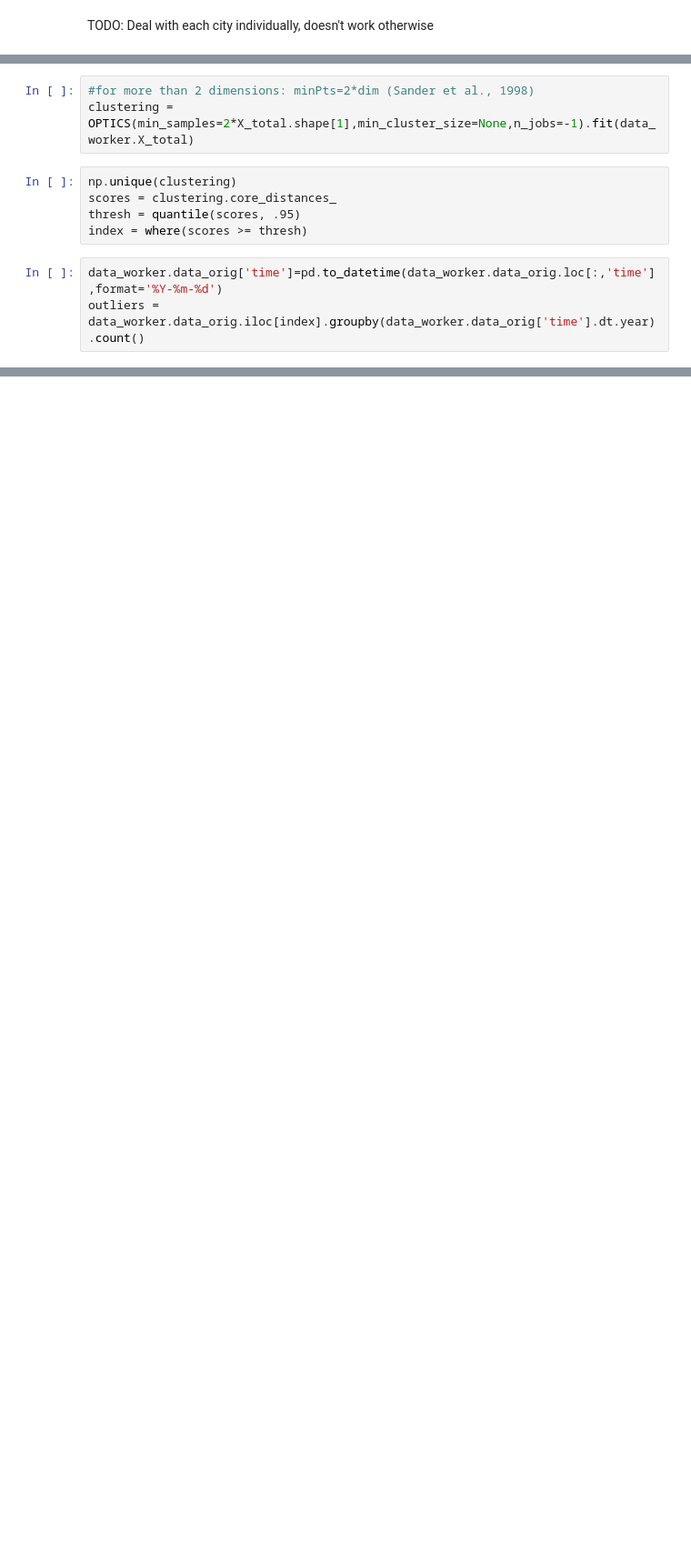
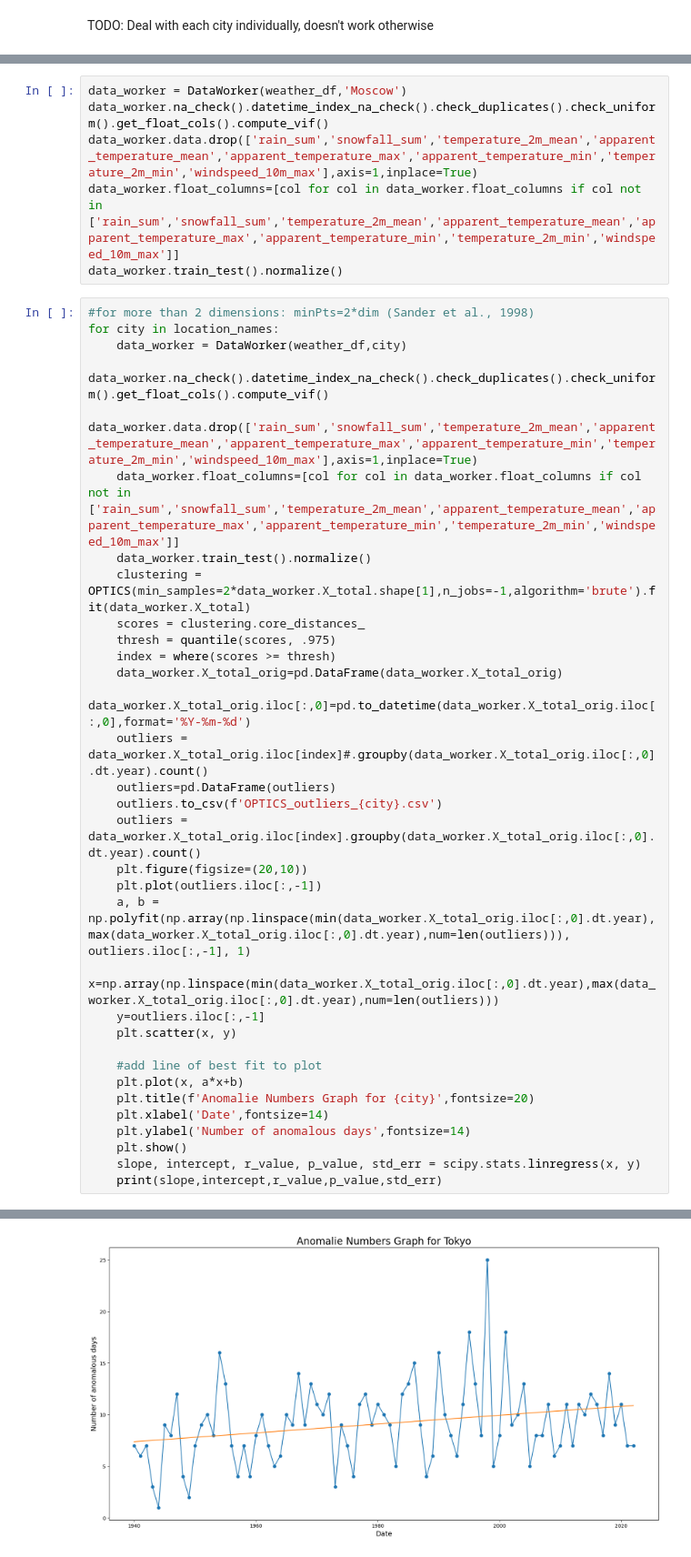
Before and after one commit to IPopovSci/Weather_Anomaly_Detection, a Jupyter notebook: weather-anomaly-detection.ipynb, the cells around one changed output, grey strips where cells are left out. Shown at 91% size. Saved outputs shown, nothing was run; the diff lists cells and outputs as text; blank space fills up the shorter version.

Commit message:
Add LocalOutlierFactor outlier analysis results, add notebok rough final draft

```diff
--- a/weather-anomaly-detection.ipynb
+++ b/weather-anomaly-detection.ipynb
@@ -207,11 +228,0 @@ For column windgusts_10m_max the skew is 0.5102974821021472
-# %%
-#for more than 2 dimensions: minPts=2*dim (Sander et al., 1998)
-clustering = OPTICS(min_samples=2*X_total.shape[1],min_cluster_size=None,n_jobs=-1).fit(data_worker.X_total)
-# %%
-np.unique(clustering)
-scores = clustering.core_distances_
-thresh = quantile(scores, .95)
-index = where(scores >= thresh)
-# %%
-data_worker.data_orig['time']=pd.to_datetime(data_worker.data_orig.loc[:,'time'],format='%Y-%m-%d')
-outliers = data_worker.data_orig.iloc[index].groupby(data_worker.data_orig['time'].dt.year).count()
@@ -233,0 +229,40 @@ plt.show()
+# %%
+data_worker = DataWorker(weather_df,'Moscow')
+data_worker.na_check().datetime_index_na_check().check_duplicates().check_uniform().get_float_cols().compute_vif()
+data_worker.data.drop(['rain_sum','snowfall_sum','temperature_2m_mean','apparent_temperature_mean','apparent_temperature_max','apparent_temperature_min','temperature_2m_min','windspeed_10m_max'],axis=1,inplace=True)
+data_worker.float_columns=[col for col in data_worker.float_columns if col not in ['rain_sum','snowfall_sum','temperature_2m_mean','apparent_temperature_mean','apparent_temperature_max','apparent_temperature_min','temperature_2m_min','windspeed_10m_max']]
+data_worker.train_test().normalize()
+# %%
+#for more than 2 dimensions: minPts=2*dim (Sander et al., 1998)
+for city in location_names:
+    data_worker = DataWorker(weather_df,city)
+    data_worker.na_check().datetime_index_na_check().check_duplicates().check_uniform().get_float_cols().compute_vif()
+    data_worker.data.drop(['rain_sum','snowfall_sum','temperature_2m_mean','apparent_temperature_mean','apparent_temperature_max','apparent_temperature_min','temperature_2m_min','windspeed_10m_max'],axis=1,inplace=True)
+    data_worker.float_columns=[col for col in data_worker.float_columns if col not in ['rain_sum','snowfall_sum','temperature_2m_mean','apparent_temperature_mean','apparent_temperature_max','apparent_temperature_min','temperature_2m_min','windspeed_10m_max']]
+    data_worker.train_test().normalize()
+    clustering = OPTICS(min_samples=2*data_worker.X_total.shape[1],n_jobs=-1,algorithm='brute').fit(data_worker.X_total)
+    scores = clustering.core_distances_
+    thresh = quantile(scores, .975)
+    index = where(scores >= thresh)
+    data_worker.X_total_orig=pd.DataFrame(data_worker.X_total_orig)
+    data_worker.X_total_orig.iloc[:,0]=pd.to_datetime(data_worker.X_total_orig.iloc[:,0],format='%Y-%m-%d')
+    outliers = data_worker.X_total_orig.iloc[index]#.groupby(data_worker.X_total_orig.iloc[:,0].dt.year).count()
+    outliers=pd.DataFrame(outliers)
+    outliers.to_csv(f'OPTICS_outliers_{city}.csv')
+    outliers = data_worker.X_total_orig.iloc[index].groupby(data_worker.X_total_orig.iloc[:,0].dt.year).count()
+    plt.figure(figsize=(20,10))
+    plt.plot(outliers.iloc[:,-1])
+    a, b = np.polyfit(np.array(np.linspace(min(data_worker.X_total_orig.iloc[:,0].dt.year),max(data_worker.X_total_orig.iloc[:,0].dt.year),num=len(outliers))), outliers.iloc[:,-1], 1)
+    x=np.array(np.linspace(min(data_worker.X_total_orig.iloc[:,0].dt.year),max(data_worker.X_total_orig.iloc[:,0].dt.year),num=len(outliers)))
+    y=outliers.iloc[:,-1]
+    plt.scatter(x, y)
+
+    #add line of best fit to plot
+    plt.plot(x, a*x+b)
+    plt.title(f'Anomalie Numbers Graph for {city}',fontsize=20)
+    plt.xlabel('Date',fontsize=14)
+    plt.ylabel('Number of anomalous days',fontsize=14)
+    plt.show()
+    slope, intercept, r_value, p_value, std_err = scipy.stats.linregress(x, y)
+    print(slope,intercept,r_value,p_value,std_err)
+# %% [output]
@@ -233,0 +304 @@ plt.show()
+[figure, added]
```
Also changed, not shown: parts of 21 cells of this notebook, 14 other files.
